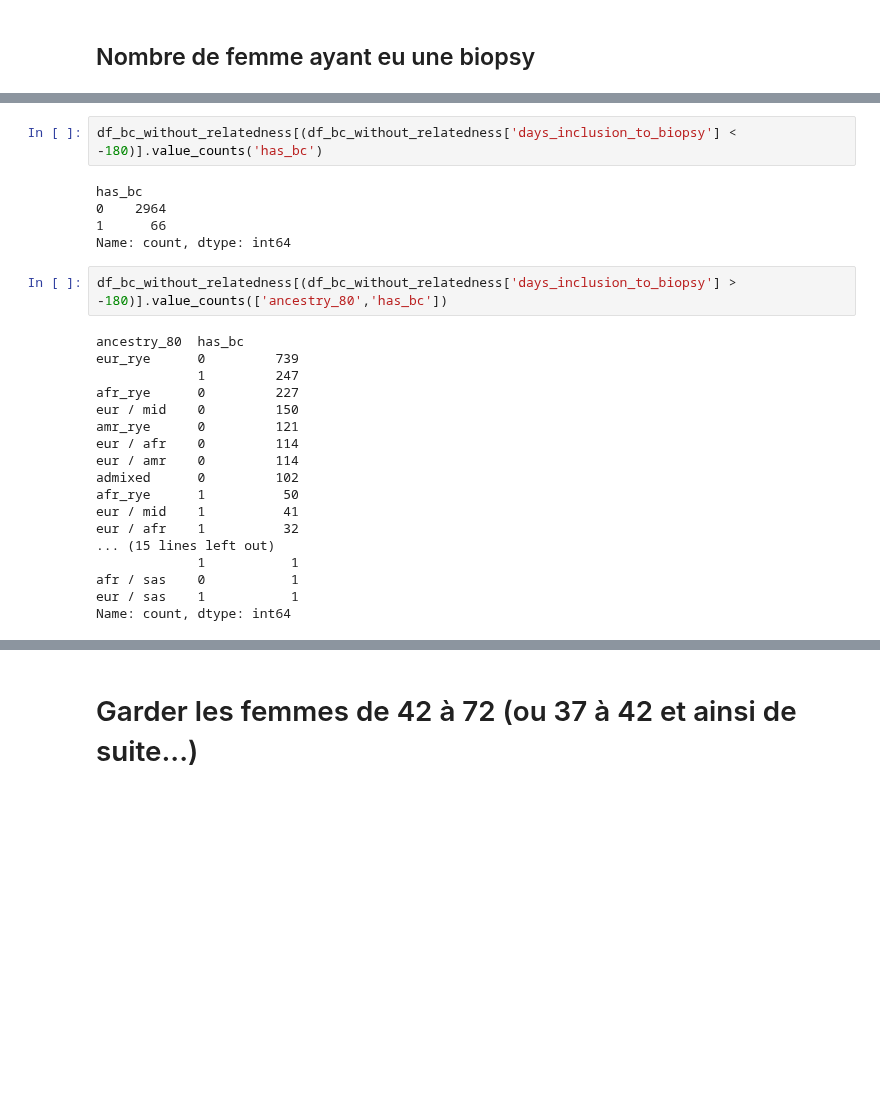
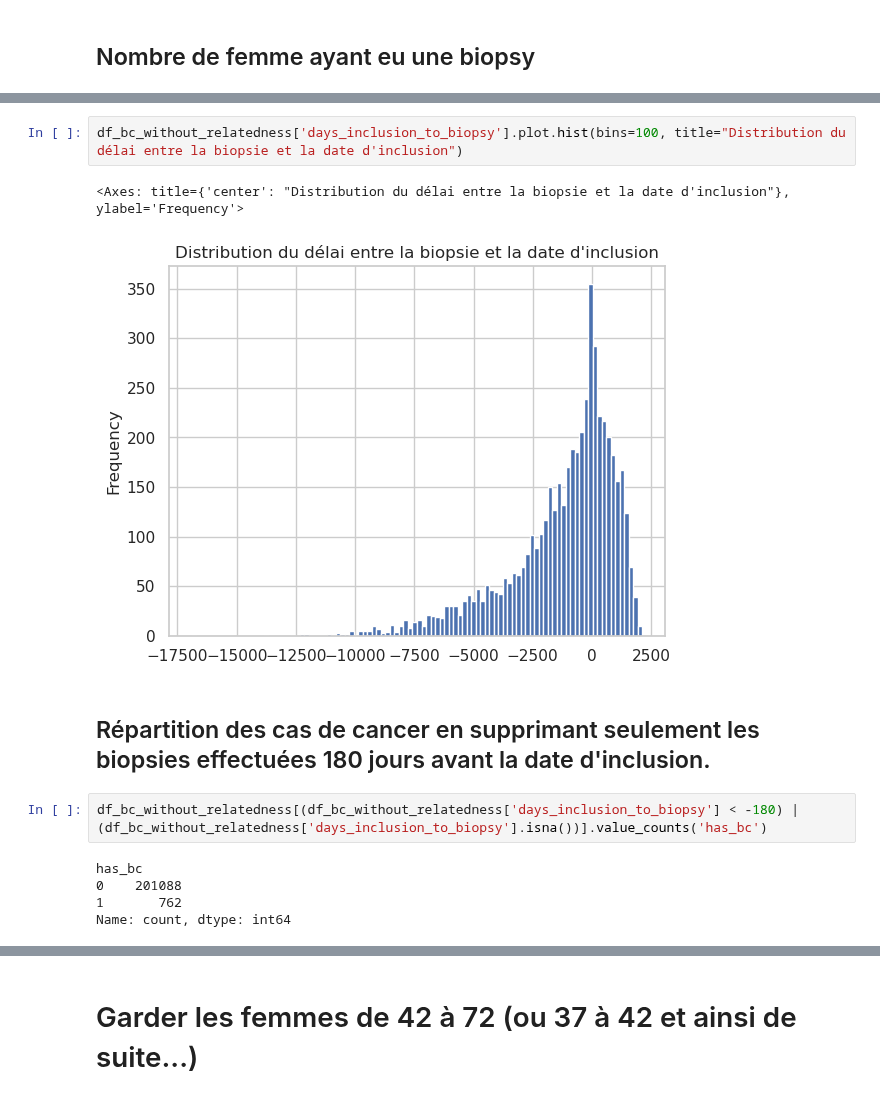
Before and after one commit to RR-DataSciences/Multi-trait-GWAS-in-admixed-populations, a Jupyter notebook: notebooks/54_Breast_Cancer_WITHIN_5Y_DataSelectionAndFiltering.ipynb, the cells around one changed output, grey strips where cells are left out. Cells and saved outputs as stored; diff of their text form; blank space fills up the shorter version.

```diff
--- a/notebooks/54_Breast_Cancer_WITHIN_5Y_DataSelectionAndFiltering.ipynb
+++ b/notebooks/54_Breast_Cancer_WITHIN_5Y_DataSelectionAndFiltering.ipynb
@@ -342,27 +371,14 @@ df_bc_without_relatedness['days_inclusion_to_biopsy'].hist(bins=100)
+# %%
+df_bc_without_relatedness['days_inclusion_to_biopsy'].plot.hist(bins=100, title="Distribution du délai entre la biopsie et la date d'inclusion")
+# %% [output]
+<Axes: title={'center': "Distribution du délai entre la biopsie et la date d'inclusion"}, ylabel='Frequency'>
+[figure, added]
+# %% [markdown]
+## Répartition des cas de cancer en supprimant seulement les biopsies effectuées 180 jours avant la date d'inclusion.
 # %%
-df_bc_without_relatedness[(df_bc_without_relatedness['days_inclusion_to_biopsy'] < -180)].value_counts('has_bc')
+df_bc_without_relatedness[(df_bc_without_relatedness['days_inclusion_to_biopsy'] < -180) | (df_bc_without_relatedness['days_inclusion_to_biopsy'].isna())].value_counts('has_bc')
 # %% [output]
 has_bc
-0    2964
-1      66
+0    201088
+1       762
 Name: count, dtype: int64
-# %%
-df_bc_without_relatedness[(df_bc_without_relatedness['days_inclusion_to_biopsy'] > -180)].value_counts(['ancestry_80','has_bc'])
-# %% [output]
-ancestry_80  has_bc
-eur_rye      0         739
-             1         247
-afr_rye      0         227
-eur / mid    0         150
-amr_rye      0         121
-eur / afr    0         114
-eur / amr    0         114
-admixed      0         102
-afr_rye      1          50
-eur / mid    1          41
-eur / afr    1          32
-... (15 lines left out)
-             1           1
-afr / sas    0           1
-eur / sas    1           1
-Name: count, dtype: int64
```
Also changed, not shown: parts of 13 cells of this notebook.
